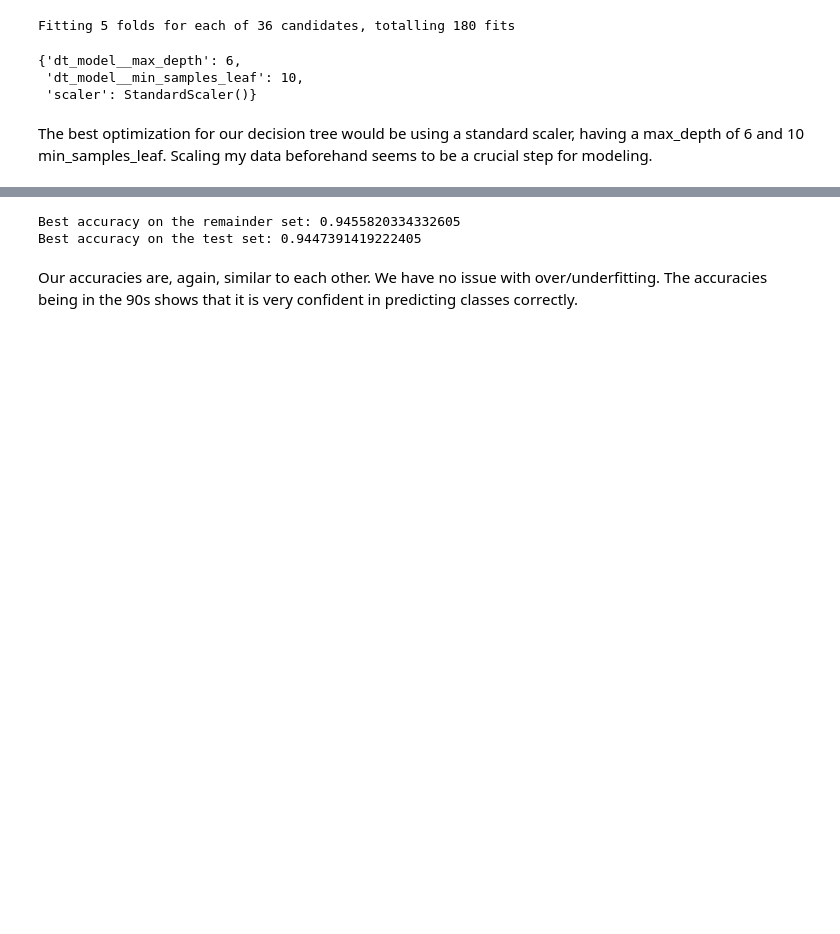
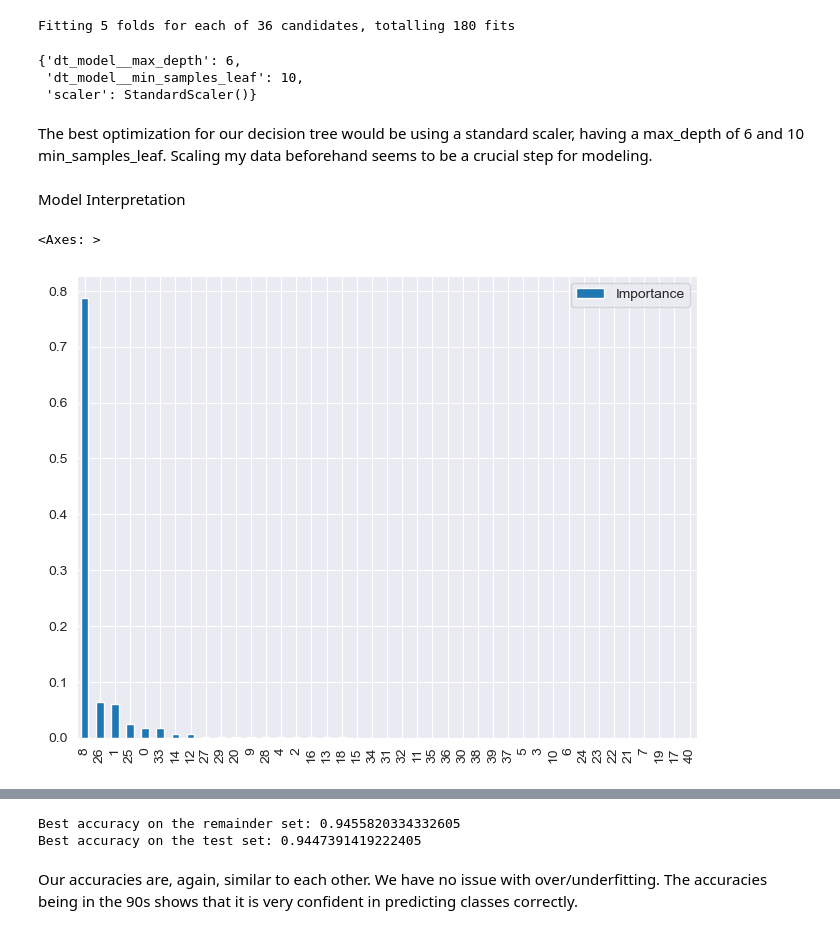
Before and after one commit to Tasnimacj/Capstone_Heart_Prediction, a Jupyter notebook: notebooks/04-modelling-no-pca.ipynb, the cells around one changed output, grey strips where cells are left out. Cells and saved outputs as stored; diff of their text form; code cells hidden in the pictures; blank space fills up the shorter version.

```diff
--- a/notebooks/04-modelling-no-pca.ipynb
+++ b/notebooks/04-modelling-no-pca.ipynb
@@ -291,3 +352,13 @@ fittedgrid_dt.best_params_
  'scaler': StandardScaler()}
 # %% [markdown]
 The best optimization for our decision tree would be using a standard scaler, having a max_depth of 6 and 10 min_samples_leaf. Scaling my data beforehand seems to be a crucial step for modeling.
+# %% [markdown]
+Model Interpretation
+# %%
+feat_importances = pd.DataFrame({'Feature': X_rem.columns, 'Importance': fittedgrid_dt.best_estimator_.named_steps["dt_model"].feature_importances_,})
+feat_importances.sort_values(by='Importance', ascending=False, inplace=True)
+
+feat_importances.plot(kind='bar', figsize=(8,6))
+# %% [output]
+<Axes: >
+[figure, added]
```
Also changed, not shown: parts of 40 cells of this notebook, 2 other files.
